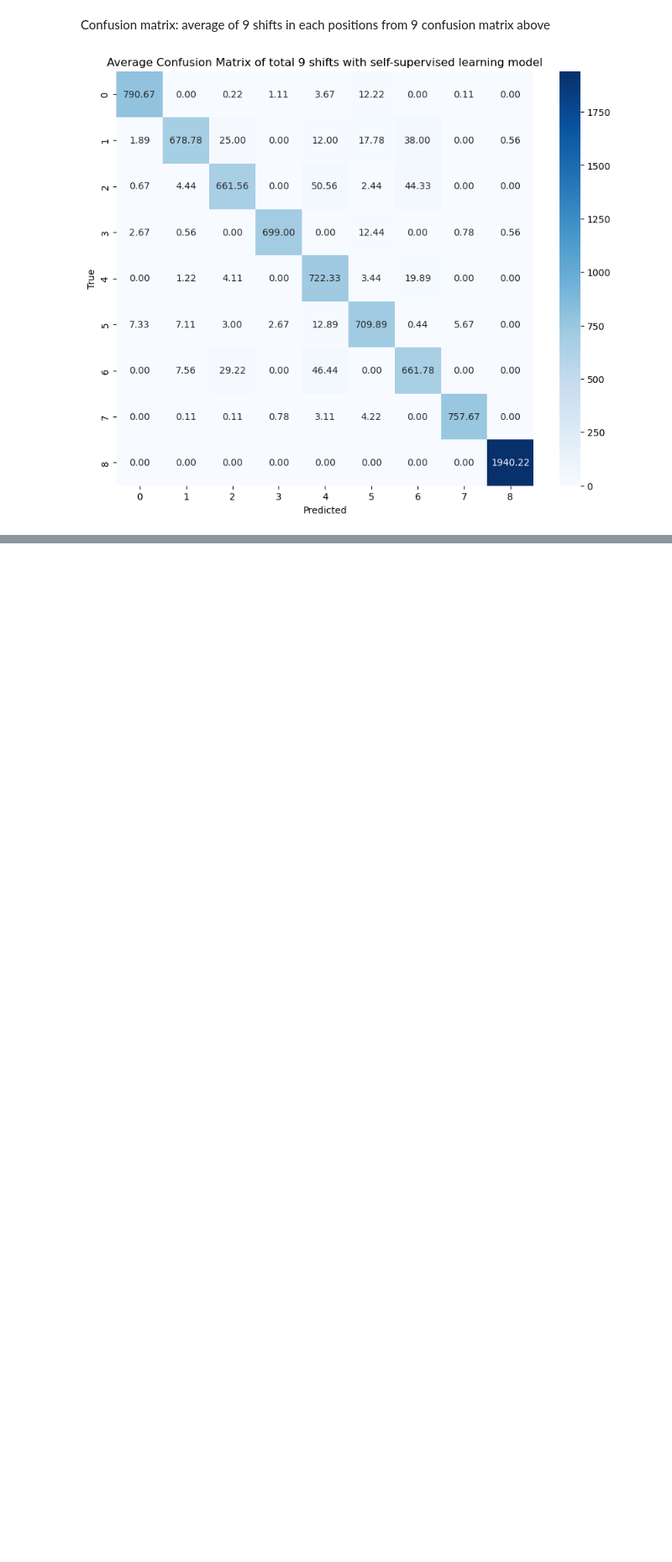
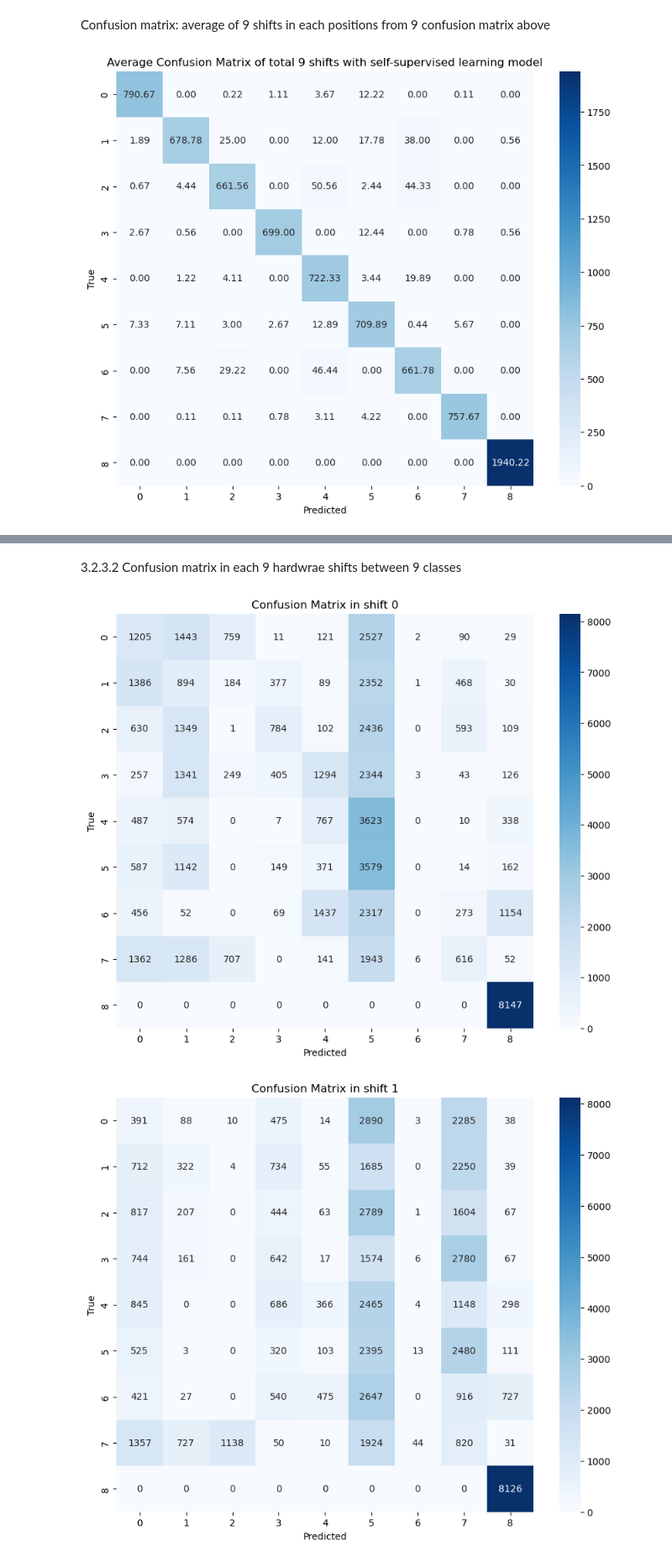
Before and after one commit to tuan220199/Prosthetic_hand_private, a Jupyter notebook: robustness_data_analysis.ipynb, the cells around one changed output, grey strips where cells are left out. Shown at 84% size. Cells and saved outputs as stored; diff of their text form; code cells hidden in the pictures; blank space fills up the shorter version.

```diff
--- a/robustness_data_analysis.ipynb
+++ b/robustness_data_analysis.ipynb
@@ -892,0 +1064,34 @@ plt.show()
+# %% [markdown]
+3.2.3.2 Confusion matrix in each 9 hardwrae shifts between 9 classes
+# %%
+from sklearn.metrics import confusion_matrix
+import matplotlib.pyplot as plt
+import seaborn as sns
+
+# Initialize variables to accumulate predictions and true labels
+
+conf_matrices_list_LogisReg_s2 = []
+
+# Loop through shifts and folds
+for shift in range(9):
+
+    # Load the trained model
+    reg = load(f'LogisticRegression_shift_{shift}_s2.joblib')
+
+    # Make predictions on the test data
+    predictions = reg.predict(X_test[shift])
+
+    # Calculate the confusion matrix
+    conf_matrix = confusion_matrix(y_test[shift], predictions)
+    conf_matrices_list_LogisReg_s2.append(conf_matrix)
+
+    # Plot confusion matrix
+    plt.figure(figsize=(10, 8))
+    sns.heatmap(conf_matrix, annot=True, cmap='Blues', fmt='g')
+    plt.xlabel('Predicted')
+    plt.ylabel('True')
+    plt.title(f'Confusion Matrix in shift {shift}')
+    plt.show()
+# %% [output]
+[figure, added]
+[figure, added]
```
Also changed, not shown: parts of 19 cells of this notebook, 9 other files.
